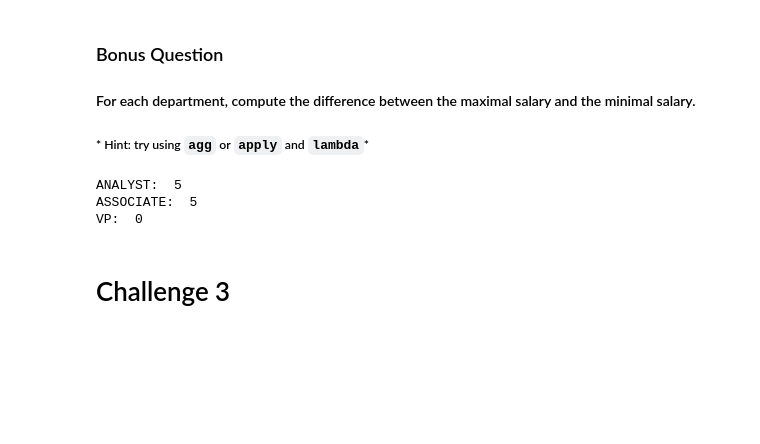
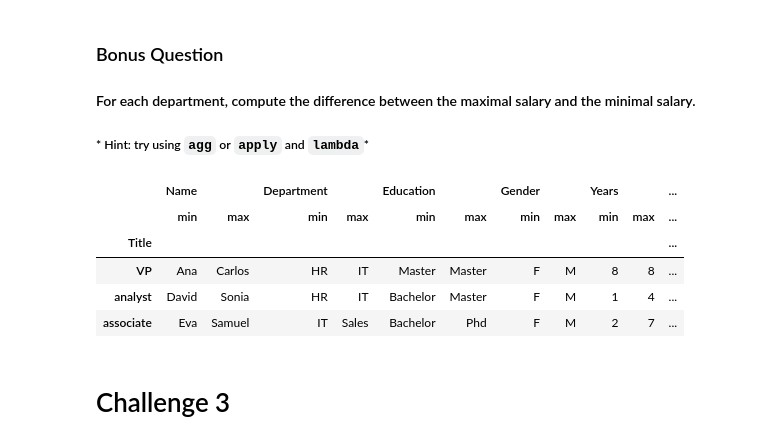
Before and after one commit to ironhack-datalabs/datamad1020, a Jupyter notebook: module-2/lab-subsetting-and-descriptive-stats/your-code/main.ipynb, the cells around one changed output. Cells and saved outputs as stored; diff of their text form; code cells hidden in the pictures; blank space fills up the shorter version.

```diff
--- a/module-2/lab-subsetting-and-descriptive-stats/your-code/main.ipynb
+++ b/module-2/lab-subsetting-and-descriptive-stats/your-code/main.ipynb
@@ -307,19 +307,24 @@ for dep in employee["Title"].unique():
 
 ##### * Hint: try using `agg` or `apply` and `lambda`*
 # %%
+"""
+#Alternative
 for dep in employee["Title"].unique():
     val_min = employee[employee["Title"] == dep]["Salary"].min()
     val_max = employee[employee["Title"] == dep]["Salary"].max()
     print(f"{dep.upper()}:  {round(val_max-val_min,2)}")
+"""
 
-
-#temporal = employee.groupby('Title').agg(['min', 'max'])
-#temporal["Dif"]=temporal["Salary"].apply(lambda x: x["max"]-x["min"])
-#temporal
+temporal = employee.groupby('Title').agg(['min', 'max'])
+temporal["Difference"]=temporal["Salary"]["max"]-temporal["Salary"]["min"]
+temporal
 # %% [output]
-ANALYST:  5
-ASSOCIATE:  5
-VP:  0
+|  | Name |  | Department |  | Education |  | Gender |  | Years |  | ... |
+|  | min | max | min | max | min | max | min | max | min | max | ... |
+| Title |  |  |  |  |  |  |  |  |  |  | ... |
+| VP | Ana | Carlos | HR | IT | Master | Master | F | M | 8 | 8 | ... |
+| analyst | David | Sonia | HR | IT | Bachelor | Master | F | M | 1 | 4 | ... |
+| associate | Eva | Samuel | IT | Sales | Bachelor | Phd | F | M | 2 | 7 | ... |
 # %% [markdown]
 # Challenge 3
 # %% [markdown]
```
Also changed, not shown: parts of 32 cells of this notebook.
